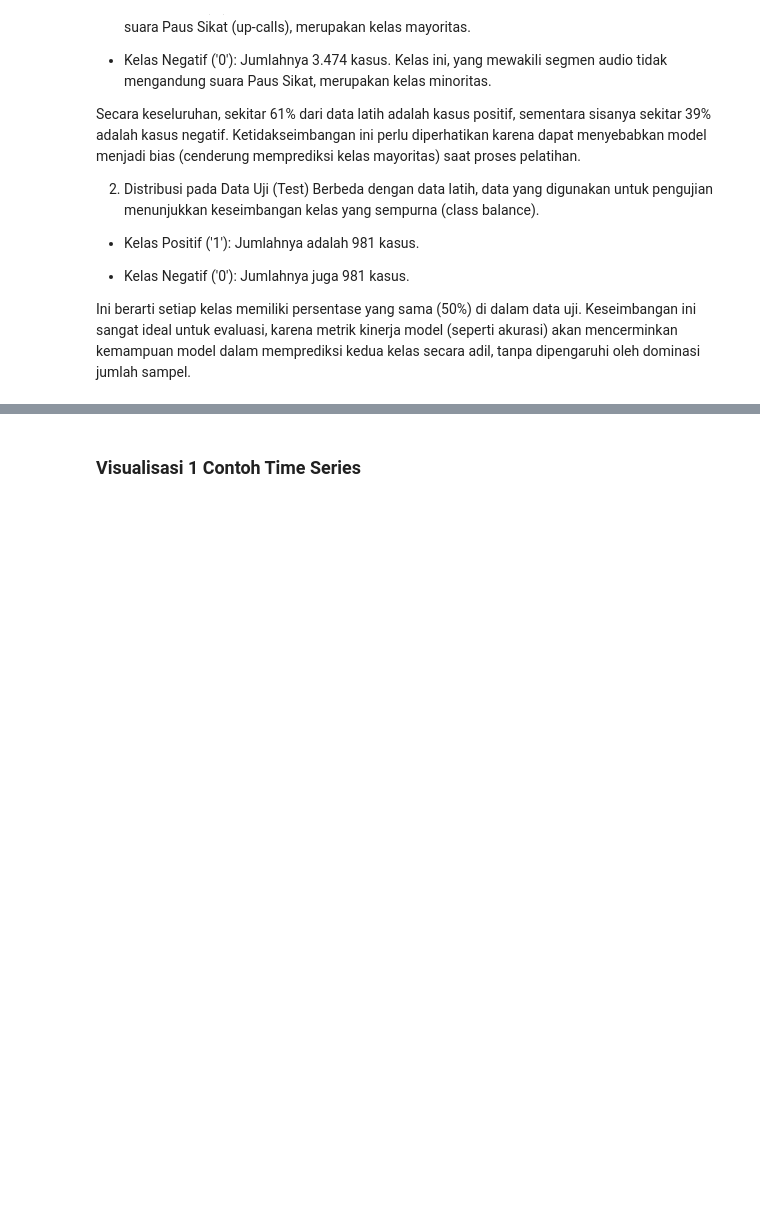
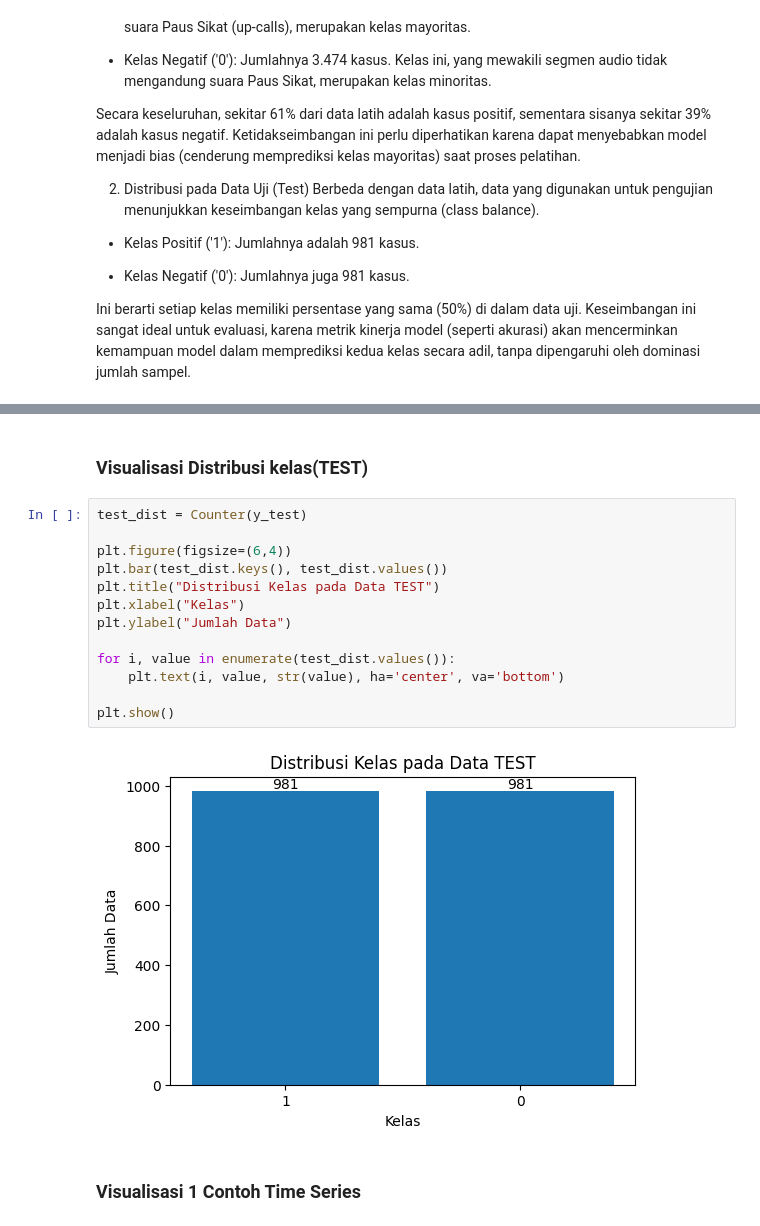
Before and after one commit to Yotan123/psd, a Jupyter notebook: _sources/DUsuarapaus.ipynb, the cells around one changed output, grey strips where cells are left out. Drawn from its saved outputs; the diff is of its cells as text; blank space fills up the shorter version.

```diff
--- a/_sources/DUsuarapaus.ipynb
+++ b/_sources/DUsuarapaus.ipynb
@@ -132,3 +184,20 @@ Ini berarti setiap kelas memiliki persentase yang sama (50%) di dalam data uji.
+# %% [markdown]
+### Visualisasi Distribusi kelas(TEST)
+# %%
+test_dist = Counter(y_test)
+
+plt.figure(figsize=(6,4))
+plt.bar(test_dist.keys(), test_dist.values())
+plt.title("Distribusi Kelas pada Data TEST")
+plt.xlabel("Kelas")
+plt.ylabel("Jumlah Data")
+
+for i, value in enumerate(test_dist.values()):
+    plt.text(i, value, str(value), ha='center', va='bottom')
+
+plt.show()
+# %% [output]
+[figure, added]
 # %% [markdown]
 ### Visualisasi 1 Contoh Time Series
 # %%
```
Also changed, not shown: parts of 8 cells of this notebook, 9 other files.
